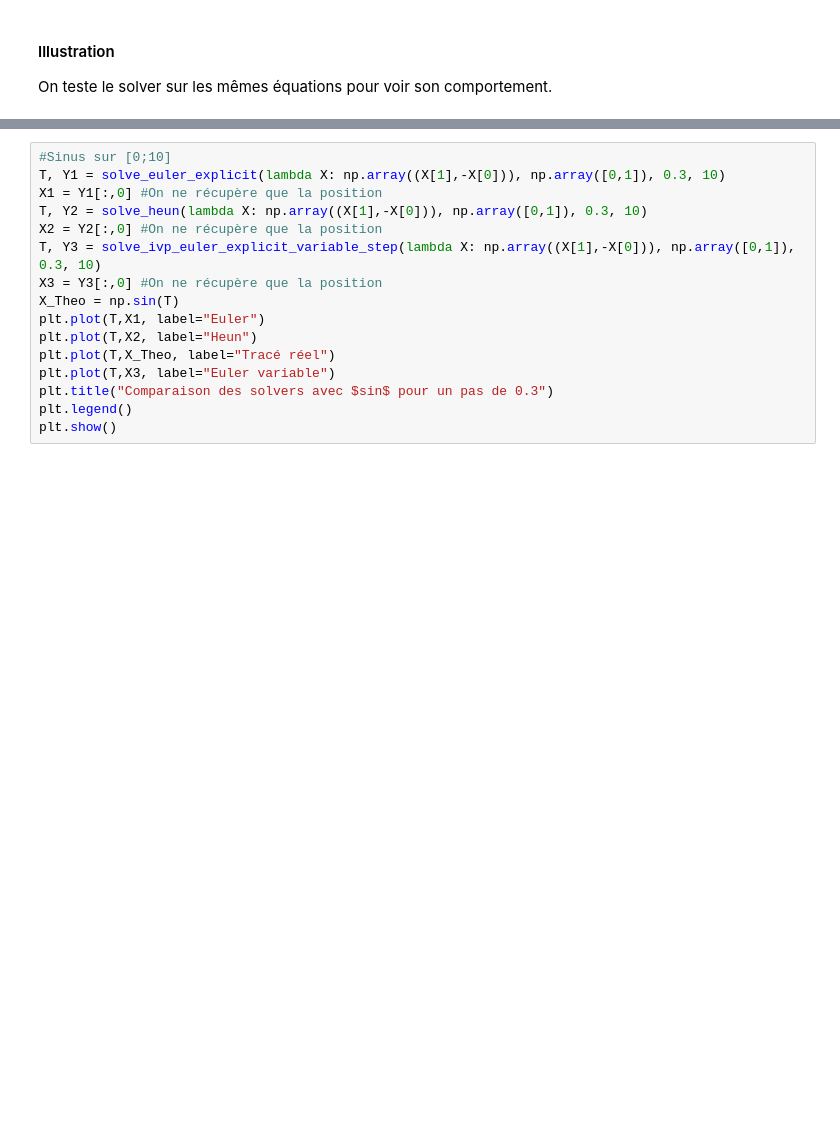
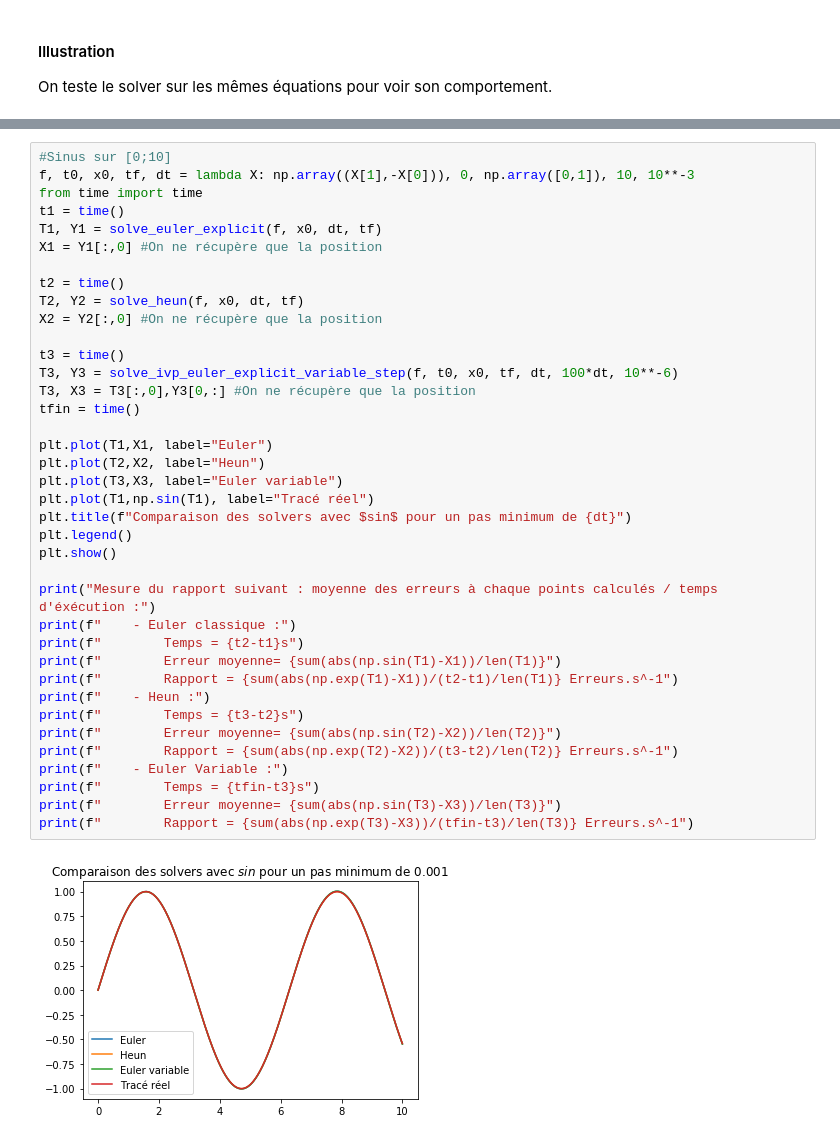
Before and after one commit to LauraGarda/Projet_ED2, a Jupyter notebook: Projet_ED2.ipynb, the cells around one changed output, grey strips where cells are left out. Drawn from its saved outputs; the diff is of its cells as text; blank space fills up the shorter version.

```diff
--- a/Projet_ED2.ipynb
+++ b/Projet_ED2.ipynb
@@ -378,16 +397,40 @@ plt.show()
-# %%
-#Sinus sur [0;10]
-T, Y1 = solve_euler_explicit(lambda X: np.array((X[1],-X[0])), np.array([0,1]), 0.3, 10)
-X1 = Y1[:,0] #On ne récupère que la position
-T, Y2 = solve_heun(lambda X: np.array((X[1],-X[0])), np.array([0,1]), 0.3, 10)
-X2 = Y2[:,0] #On ne récupère que la position
-T, Y3 = solve_ivp_euler_explicit_variable_step(lambda X: np.array((X[1],-X[0])), np.array([0,1]), 0.3, 10)
-X3 = Y3[:,0] #On ne récupère que la position
-X_Theo = np.sin(T)
-plt.plot(T,X1, label="Euler")
-plt.plot(T,X2, label="Heun")
-plt.plot(T,X_Theo, label="Tracé réel")
-plt.plot(T,X3, label="Euler variable")
-plt.title("Comparaison des solvers avec $sin$ pour un pas de 0.3")
-plt.legend()
-plt.show()
+# %%
+#Sinus sur [0;10]
+f, t0, x0, tf, dt = lambda X: np.array((X[1],-X[0])), 0, np.array([0,1]), 10, 10**-3
+from time import time
+t1 = time()
+T1, Y1 = solve_euler_explicit(f, x0, dt, tf)
+X1 = Y1[:,0] #On ne récupère que la position
+
+t2 = time()
+T2, Y2 = solve_heun(f, x0, dt, tf)
+X2 = Y2[:,0] #On ne récupère que la position
+
+t3 = time()
+T3, Y3 = solve_ivp_euler_explicit_variable_step(f, t0, x0, tf, dt, 100*dt, 10**-6)
+T3, X3 = T3[:,0],Y3[0,:] #On ne récupère que la position
+tfin = time()
+
+plt.plot(T1,X1, label="Euler")
+plt.plot(T2,X2, label="Heun")
+plt.plot(T3,X3, label="Euler variable")
+plt.plot(T1,np.sin(T1), label="Tracé réel")
+plt.title(f"Comparaison des solvers avec $sin$ pour un pas minimum de {dt}")
+plt.legend()
+plt.show()
+
+print("Mesure du rapport suivant : moyenne des erreurs à chaque points calculés / temps d'éxécution :")
+print(f"    - Euler classique :")
+print(f"        Temps = {t2-t1}s")
+print(f"        Erreur moyenne= {sum(abs(np.sin(T1)-X1))/len(T1)}")
+print(f"        Rapport = {sum(abs(np.exp(T1)-X1))/(t2-t1)/len(T1)} Erreurs.s^-1")
+print(f"    - Heun :")
+print(f"        Temps = {t3-t2}s")
+print(f"        Erreur moyenne= {sum(abs(np.sin(T2)-X2))/len(T2)}")
+print(f"        Rapport = {sum(abs(np.exp(T2)-X2))/(t3-t2)/len(T2)} Erreurs.s^-1")
+print(f"    - Euler Variable :")
+print(f"        Temps = {tfin-t3}s")
+print(f"        Erreur moyenne= {sum(abs(np.sin(T3)-X3))/len(T3)}")
+print(f"        Rapport = {sum(abs(np.exp(T3)-X3))/(tfin-t3)/len(T3)} Erreurs.s^-1")
+# %% [output]
+[figure, added]
```
Also changed, not shown: parts of 4 cells of this notebook.
